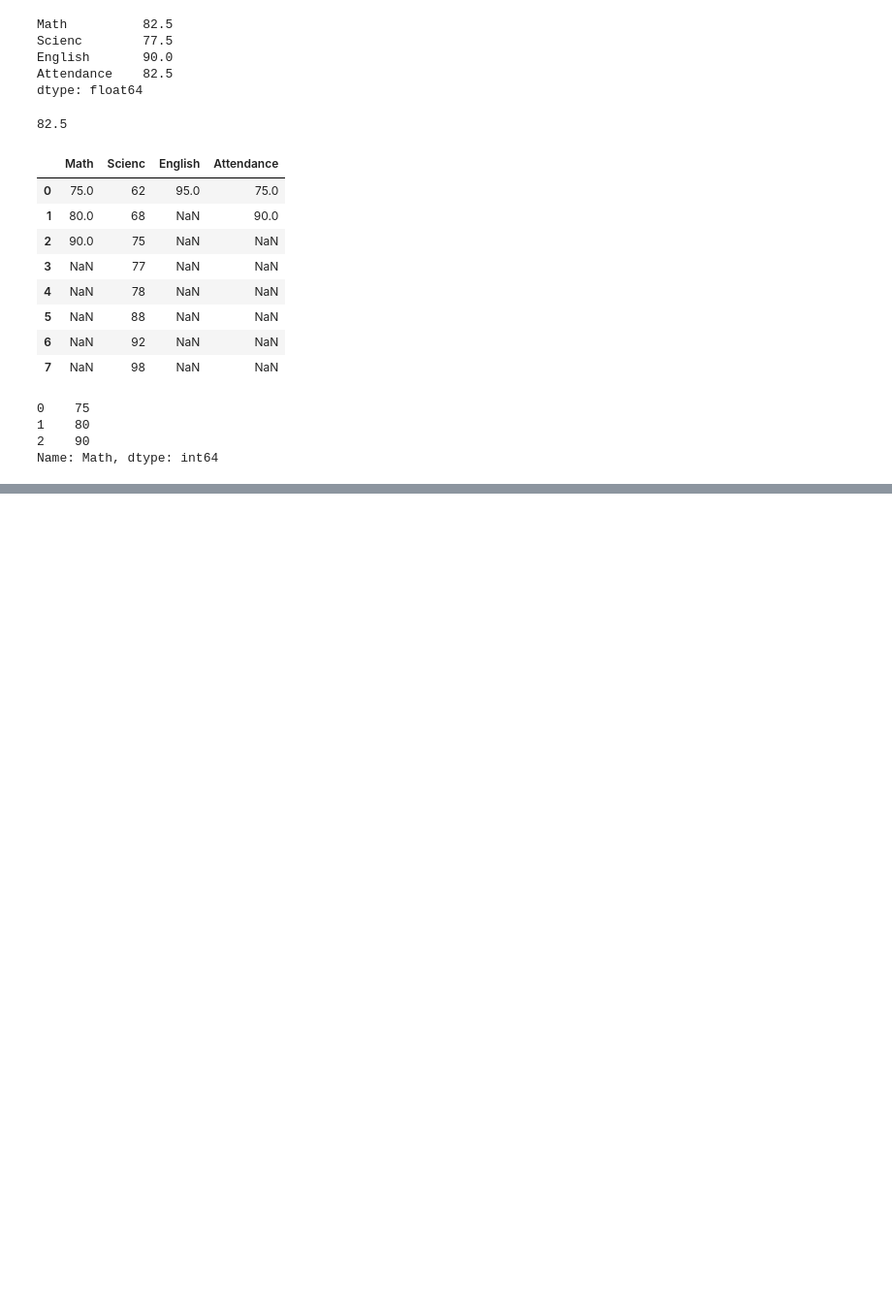
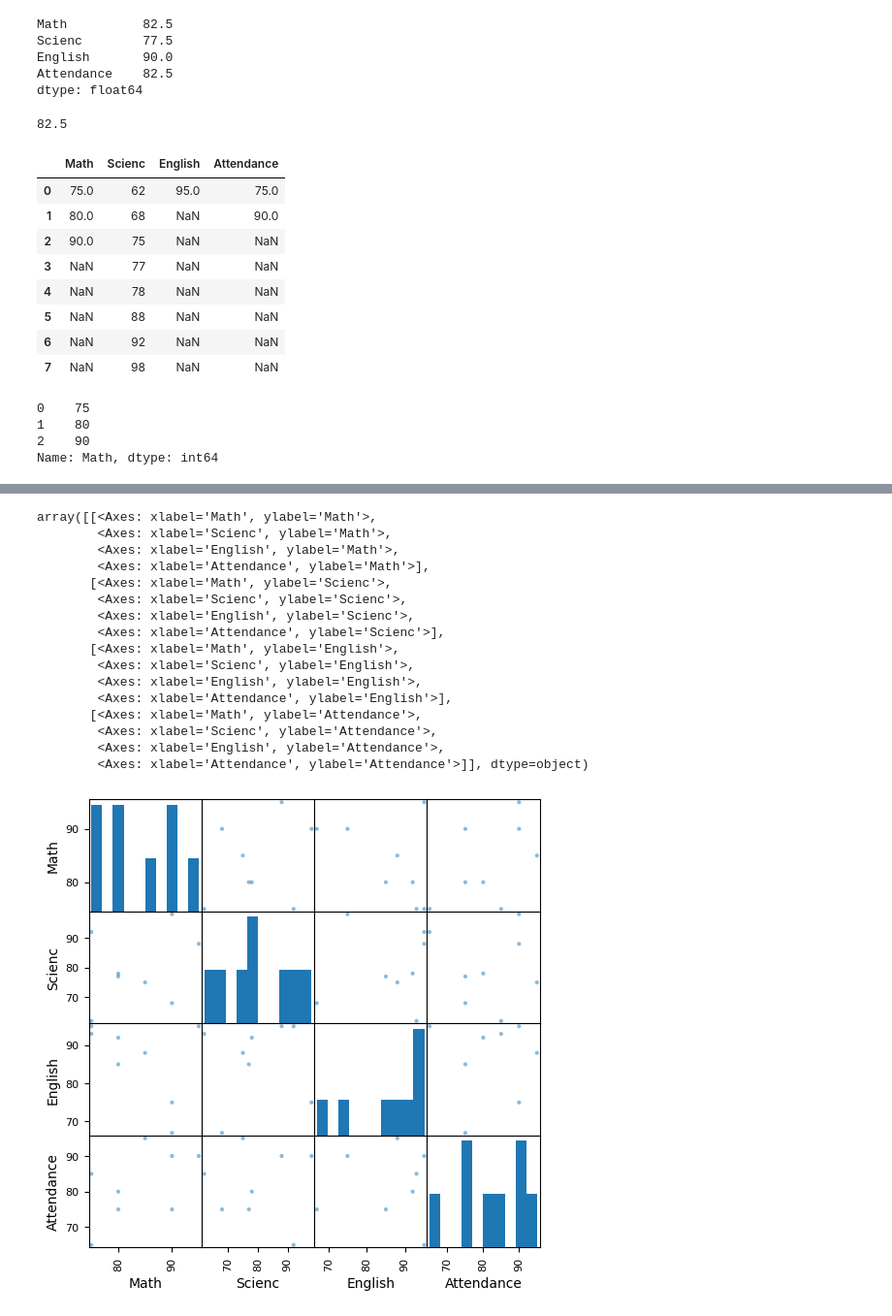
Before and after one commit to brijesh28-dev/Sem-4, a Jupyter notebook: PYTHON-2/Class.ipynb, the cells around one changed output, grey strips where cells are left out. Shown at 97% size. Drawn from its saved outputs; the diff is of its cells as text; code cells hidden in the pictures; blank space fills up the shorter version.

```diff
--- a/PYTHON-2/Class.ipynb
+++ b/PYTHON-2/Class.ipynb
@@ -80,0 +125,15 @@ Name: Math, dtype: int64
+# %%
+import pandas as pn
+import numpy as np
+data={
+    "Name":["A","B","C","D","E","F","G","H"],
+    "Gender":["Male","Female","Male","Male","Male","Female","Male","Female"],
+    "Dept":["IT","HR","IT","Finance","HR","IT","Finance","HR"],
+    "Math":[80,75,90,80,75,90,85,95],
+    "Scienc":[78,62,98,77,92,68,75,88],
+    "English":[92,93,75,85,95,67,88,95],
+    "Attendance":[80,85,90,75,65,75,95,90]
+
+     }
+df=pn.DataFrame(data)
+df
@@ -80,0 +150,22 @@ Name: Math, dtype: int64
+# %%
+import pandas as pn
+from pandas.plotting import scatter_matrix
+pn.plotting.scatter_matrix(df,alpha=0.5,figsize=(6,6))
+# %% [output]
+array([[<Axes: xlabel='Math', ylabel='Math'>,
+        <Axes: xlabel='Scienc', ylabel='Math'>,
+        <Axes: xlabel='English', ylabel='Math'>,
+        <Axes: xlabel='Attendance', ylabel='Math'>],
+       [<Axes: xlabel='Math', ylabel='Scienc'>,
+        <Axes: xlabel='Scienc', ylabel='Scienc'>,
+        <Axes: xlabel='English', ylabel='Scienc'>,
+        <Axes: xlabel='Attendance', ylabel='Scienc'>],
+       [<Axes: xlabel='Math', ylabel='English'>,
+        <Axes: xlabel='Scienc', ylabel='English'>,
+        <Axes: xlabel='English', ylabel='English'>,
+        <Axes: xlabel='Attendance', ylabel='English'>],
+       [<Axes: xlabel='Math', ylabel='Attendance'>,
+        <Axes: xlabel='Scienc', ylabel='Attendance'>,
+        <Axes: xlabel='English', ylabel='Attendance'>,
+        <Axes: xlabel='Attendance', ylabel='Attendance'>]], dtype=object)
+[figure, added]
```
Also changed, not shown: parts of 33 cells of this notebook.
